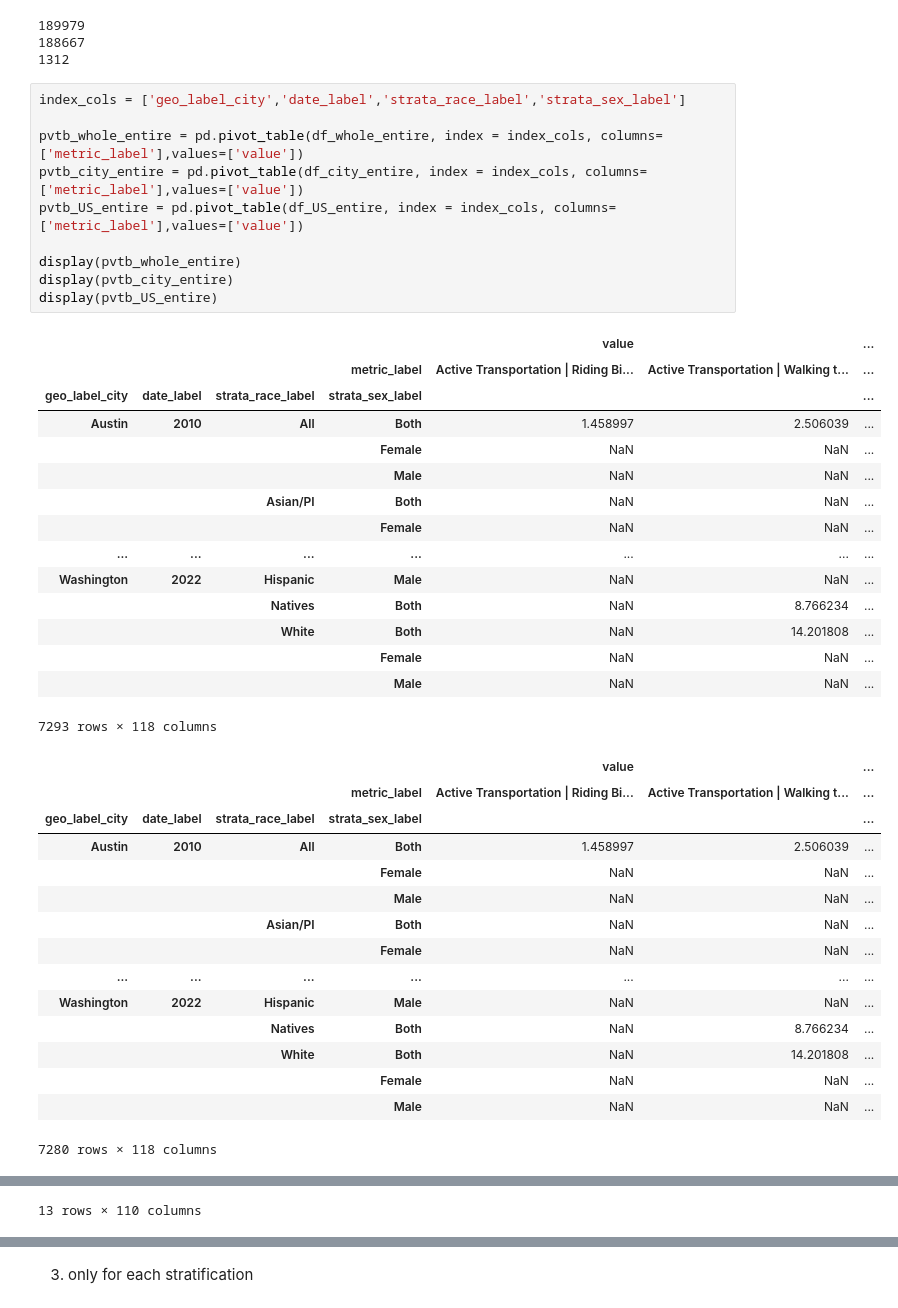
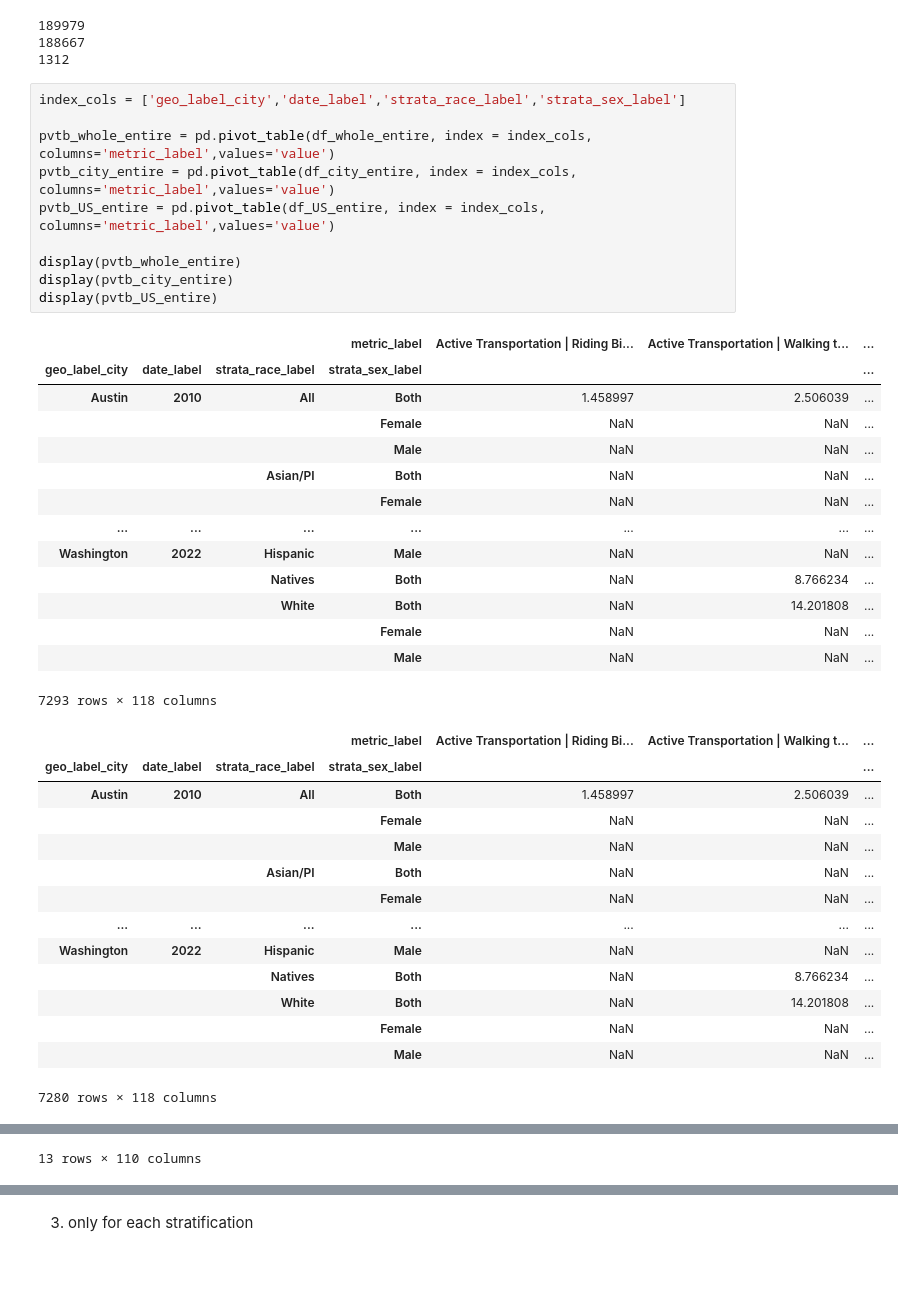
Before and after one commit to WASSUP-AIModel-3rd-Project1/Project-1, a Jupyter notebook: 240618_making_pivot.ipynb, the cells around one changed output, grey strips where cells are left out. Drawn from its saved outputs; the diff is of its cells as text; blank space fills up the shorter version.

Commit message:
EDA/fix/pivot table index level

```diff
--- a/240618_making_pivot.ipynb
+++ b/240618_making_pivot.ipynb
@@ -515,15 +512,14 @@ print(len(df_US_entire))
 # %%
 index_cols = ['geo_label_city','date_label','strata_race_label','strata_sex_label']
 
-pvtb_whole_entire = pd.pivot_table(df_whole_entire, index = index_cols, columns=['metric_label'],values=['value'])
-pvtb_city_entire = pd.pivot_table(df_city_entire, index = index_cols, columns=['metric_label'],values=['value'])
-pvtb_US_entire = pd.pivot_table(df_US_entire, index = index_cols, columns=['metric_label'],values=['value'])
+pvtb_whole_entire = pd.pivot_table(df_whole_entire, index = index_cols, columns='metric_label',values='value')
+pvtb_city_entire = pd.pivot_table(df_city_entire, index = index_cols, columns='metric_label',values='value')
+pvtb_US_entire = pd.pivot_table(df_US_entire, index = index_cols, columns='metric_label',values='value')
 
 display(pvtb_whole_entire)
 display(pvtb_city_entire)
 display(pvtb_US_entire)
 # %% [output]
-|  |  |  |  | value |  | ... |
 |  |  |  | metric_label | Active Transportation | Riding Bi... | Active Transportation | Walking t... | ... |
 | geo_label_city | date_label | strata_race_label | strata_sex_label |  |  | ... |
 | Austin | 2010 | All | Both | 1.458997 | 2.506039 | ... |
@@ -538,7 +534,6 @@ display(pvtb_US_entire)
 |  |  |  | Female | NaN | NaN | ... |
 |  |  |  | Male | NaN | NaN | ... |
 7293 rows × 118 columns
-|  |  |  |  | value |  | ... |
 |  |  |  | metric_label | Active Transportation | Riding Bi... | Active Transportation | Walking t... | ... |
 | geo_label_city | date_label | strata_race_label | strata_sex_label |  |  | ... |
 | Austin | 2010 | All | Both | 1.458997 | 2.506039 | ... |
```
Also changed, not shown: parts of 7 cells of this notebook, 9 other files.
